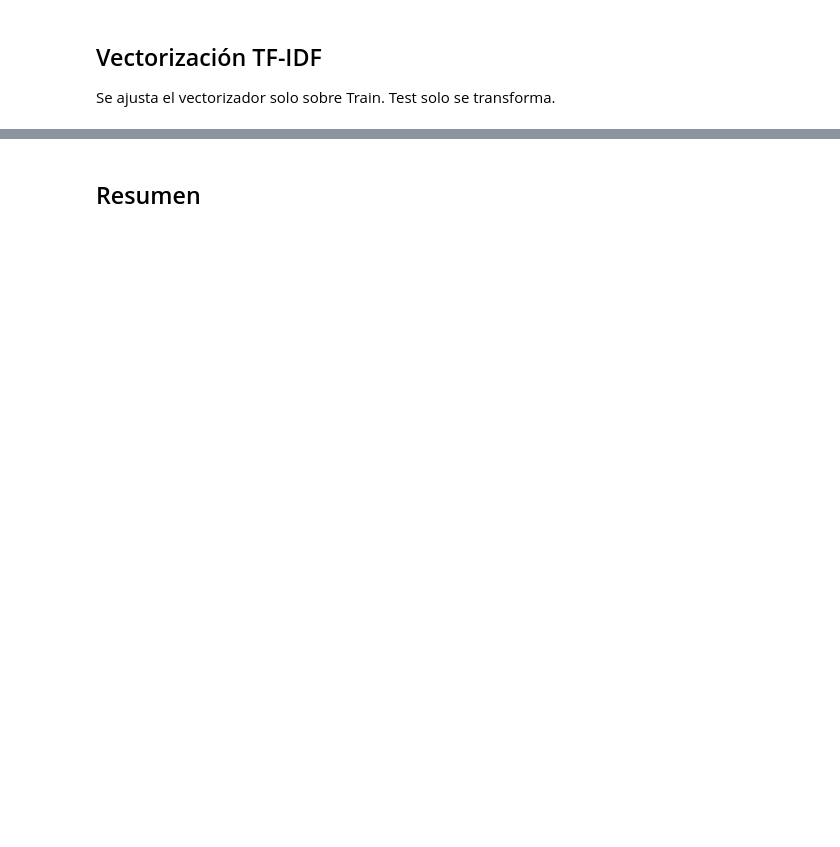
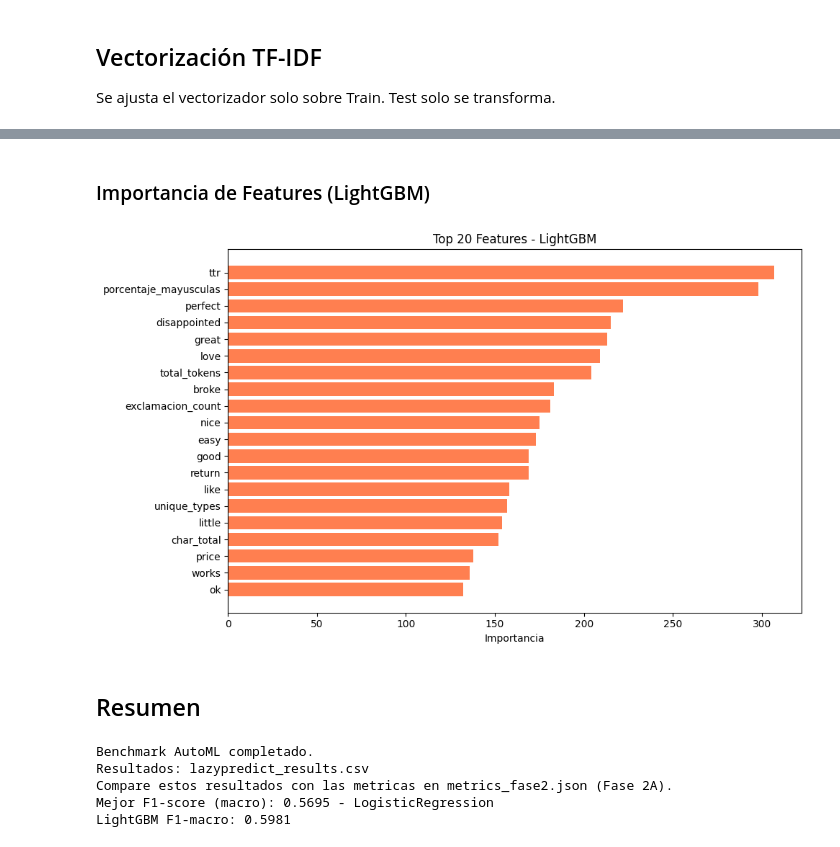
Before and after one commit to JesusRodrigoV/proyecto-integrador-ml-amazon-reviews, a Jupyter notebook: notebooks/f2b_automl_lazypredict.ipynb, the cells around one changed output, grey strips where cells are left out. Cells and saved outputs as stored; diff of their text form; code cells hidden in the pictures; blank space fills up the shorter version.

```diff
--- a/notebooks/f2b_automl_lazypredict.ipynb
+++ b/notebooks/f2b_automl_lazypredict.ipynb
@@ -284,0 +385,25 @@ plt.show()
+# %%
+print('Entrenando LightGBM explicativo...')
+
+modelo_explicativo = lgb.LGBMClassifier(
+    class_weight='balanced', random_state=RANDOM_SEED,
+    n_jobs=-1, verbose=-1,
+    num_leaves=64, learning_rate=0.05, min_child_samples=20
+)
+modelo_explicativo.fit(X_train, y_train)
+
+y_pred_lgb = modelo_explicativo.predict(X_test)
+f1 = f1_score(y_test, y_pred_lgb, average='macro')
+print(f'LightGBM F1-macro: {f1:.4f}')
+
+joblib.dump(modelo_explicativo, MODELS_DIR / 'lgb_lazypredict_model.joblib')
+
+with mlflow.start_run(run_name='lightgbm_explicativo'):
+    mlflow.set_tag('model_type', 'lightgbm')
+    mlflow.log_param('random_state', RANDOM_SEED)
+    mlflow.log_param('class_weight', 'balanced')
+    mlflow.log_param('num_leaves', 64)
+    mlflow.log_param('learning_rate', 0.05)
+    mlflow.log_metric('f1_macro', f1)
+
+print(f'Modelo LightGBM guardado en {MODELS_DIR / "lgb_lazypredict_model.joblib"}')
@@ -285,2 +421,24 @@ plt.show()
+# %% [markdown]
+### Importancia de Features (LightGBM)
+# %%
+feature_names = list(vectorizer.get_feature_names_out()) + FEATURE_COLS
+importances = modelo_explicativo.feature_importances_
+
+df_importances = pd.DataFrame({
+    'Caracteristica': feature_names,
+    'Importancia': importances
+}).sort_values(by='Importancia', ascending=False).head(20)
+
+fig, ax = plt.subplots(figsize=(10, 6))
+ax.barh(range(len(df_importances)), df_importances['Importancia'].values, color='coral')
+ax.set_yticks(range(len(df_importances)))
+ax.set_yticklabels(df_importances['Caracteristica'].values)
+ax.set_xlabel('Importancia')
+ax.set_title('Top 20 Features - LightGBM')
+ax.invert_yaxis()
+plt.tight_layout()
+plt.show()
+# %% [output]
+[figure, added]
 # %% [markdown]
 ## Resumen
@@ -292,0 +445,12 @@ print(f'Tiempo total: {flaml_time:.1f}s')
+# %%
+print('\nBenchmark AutoML completado.')
+print(f'Resultados: lazypredict_results.csv')
+print('Compare estos resultados con las metricas en metrics_fase2.json (Fase 2A).')
+print(f'Mejor F1-score (macro): {best_f1:.4f} - {best_model}')
+print(f'LightGBM F1-macro: {f1:.4f}')
+# %% [output]
+Benchmark AutoML completado.
+Resultados: lazypredict_results.csv
+Compare estos resultados con las metricas en metrics_fase2.json (Fase 2A).
+Mejor F1-score (macro): 0.5695 - LogisticRegression
+LightGBM F1-macro: 0.5981
```
Also changed, not shown: parts of 20 cells of this notebook.
